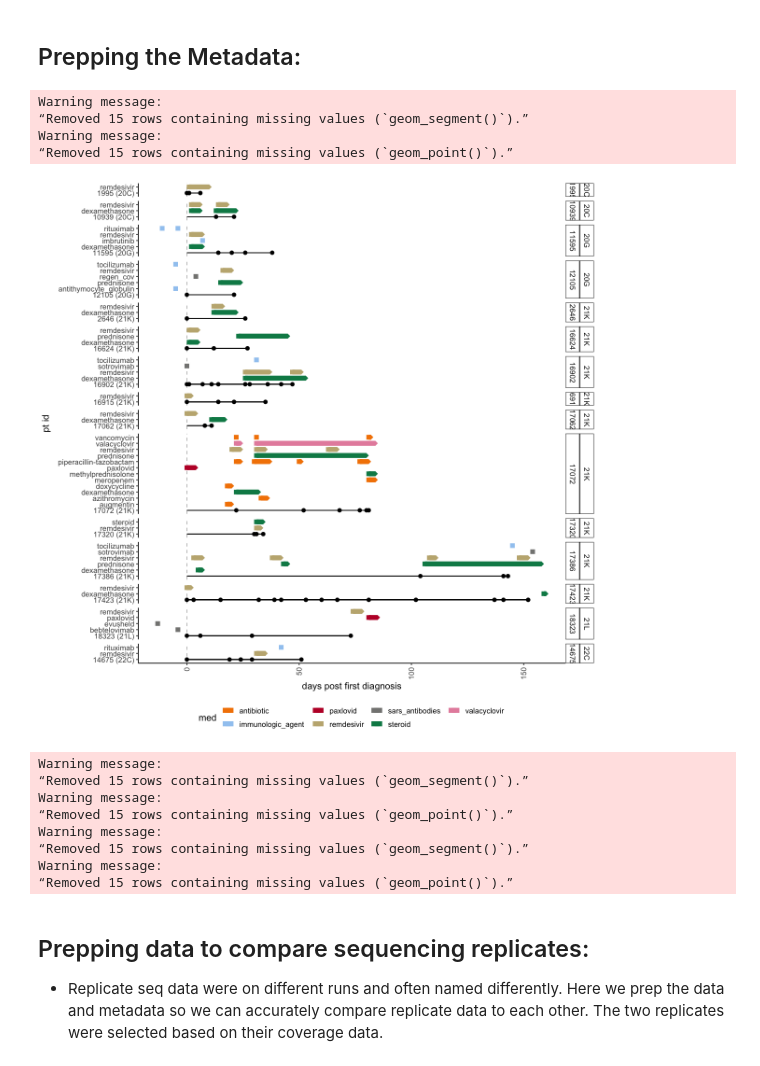
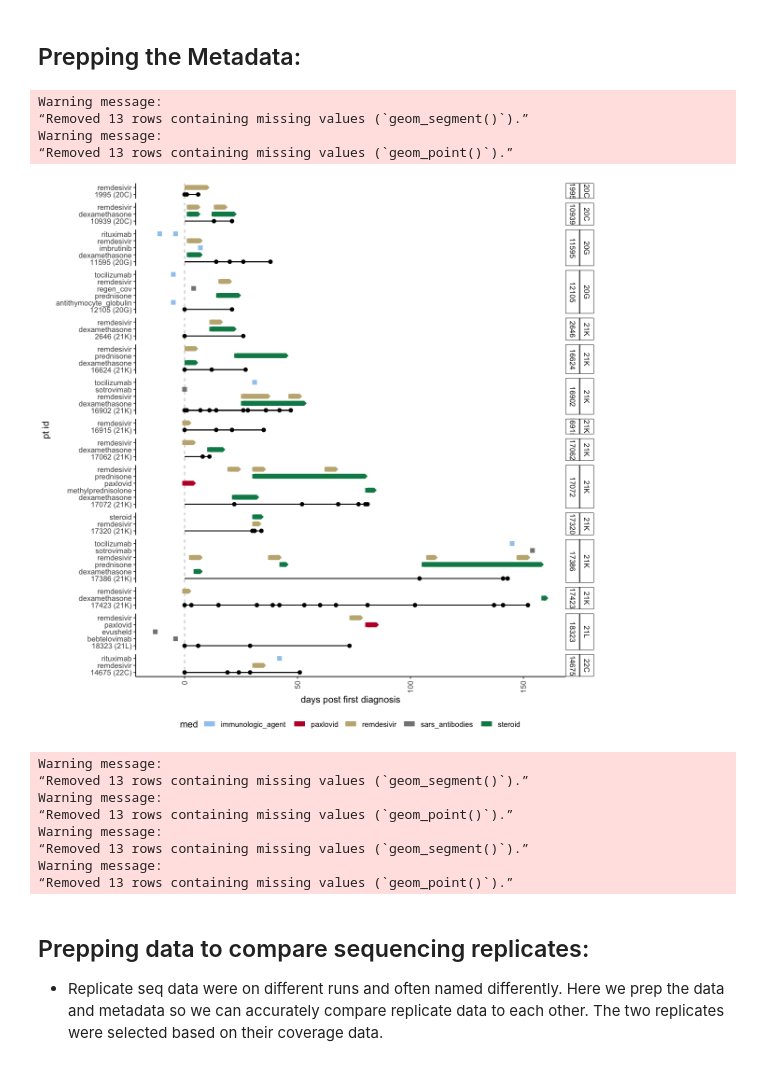
Before and after one commit to GhedinSGS/SARS-CoV-2_Antiviral_Resistance, a Jupyter notebook: scripts/rdv_resistance.ipynb, the cells around one changed output. Saved outputs shown, nothing was run; the diff lists cells and outputs as text; code cells hidden in the pictures.

```diff
--- a/scripts/rdv_resistance.ipynb
+++ b/scripts/rdv_resistance.ipynb
@@ -115,42 +129,47 @@ p3 = ggplot() +
 
     geom_vline(xintercept = 0, linetype = 2, color = 'gray') +
 
-    geom_segment(data = medfile %>% filter(start_first > -14 & diff_from_final_seq < 14 & treatment != "NA"),
+    geom_segment(data = medfile %>% filter(treatment %in% pull_treatments &
+                                           start_first > -14 & diff_from_final_seq < 14 &
+                                           treatment != "NA"),
                  aes(x=start_first, xend = end_first,
                      y = glue("{treatment}"),
                      yend = glue("{treatment}"),
                      color = treatment_type), linewidth = 3) +
 
-    geom_point(data = medfile %>% filter(start_first > -14 & diff_from_final_seq < 14 & treatment != "NA"),
+    geom_point(data = medfile %>% filter(treatment %in% pull_treatments &
+                                         start_first > -14 & diff_from_final_seq < 14 &
+                                         treatment != "NA"),
                  aes(x=start_first,
                      y = glue("{treatment}"),
                      color = treatment_type), size = 2.5, shape = 15) +
 
-    geom_point(data = medfile %>% filter(start_first > -14 & diff_from_final_seq < 14 & treatment != "NA"),
+    geom_point(data = medfile %>% filter(treatment %in% pull_treatments &
+                                         start_first > -14 & diff_from_final_seq < 14 & treatment != "NA"),
                  aes(x=end_first,
                      y = glue("{treatment}"),
                      color = treatment_type), size = 2.5, shape = 18) +
 
     geom_segment(data = temp,
                  aes(yend = glue("{Patient.number} ({clade})"), y = glue("{Patient.number} ({clade})"), x = 0, xend = first_positive_last_seq)) +
 
     geom_point(data = temp, aes(x=to_diagnosis, y = glue("{Patient.number} ({clade})")),
                size = 2) +
 
     PlotTheme1 +
     treat_colScale_fill +
     treat_colScale +
     labs(y = 'pt id', x = "days post first diagnosis") +
     facet_grid(clade + Patient.number ~., space = 'free', scales = 'free') +
     theme(legend.position = 'bottom')
 
 p3
 # %% [output]
 Warning message:
-“Removed 15 rows containing missing values (`geom_segment()`).”
+“Removed 13 rows containing missing values (`geom_segment()`).”
 Warning message:
-“Removed 15 rows containing missing values (`geom_point()`).”
+“Removed 13 rows containing missing values (`geom_point()`).”
-[figure, old version]
+[figure, new version]
 # %%
 ggsave(p3,
        filename = glue("{FIG_DIR}/FIGURE1.png"),
@@ -163,13 +182,13 @@ ggsave(p3,
        height = 11, limitsize=FALSE, useDingbats = FALSE)
 # %% [output]
 Warning message:
-“Removed 15 rows containing missing values (`geom_segment()`).”
+“Removed 13 rows containing missing values (`geom_segment()`).”
 Warning message:
-“Removed 15 rows containing missing values (`geom_point()`).”
+“Removed 13 rows containing missing values (`geom_point()`).”
 Warning message:
-“Removed 15 rows containing missing values (`geom_segment()`).”
+“Removed 13 rows containing missing values (`geom_segment()`).”
 Warning message:
-“Removed 15 rows containing missing values (`geom_point()`).”
+“Removed 13 rows containing missing values (`geom_point()`).”
 # %% [markdown]
 ## Prepping data to compare sequencing replicates:
 - Replicate seq data were on different runs and often named differently. Here we prep the data and metadata so we can accurately compare replicate data to each other. The two replicates were selected based on their coverage data.
```
Also changed, not shown: parts of 49 cells of this notebook.
